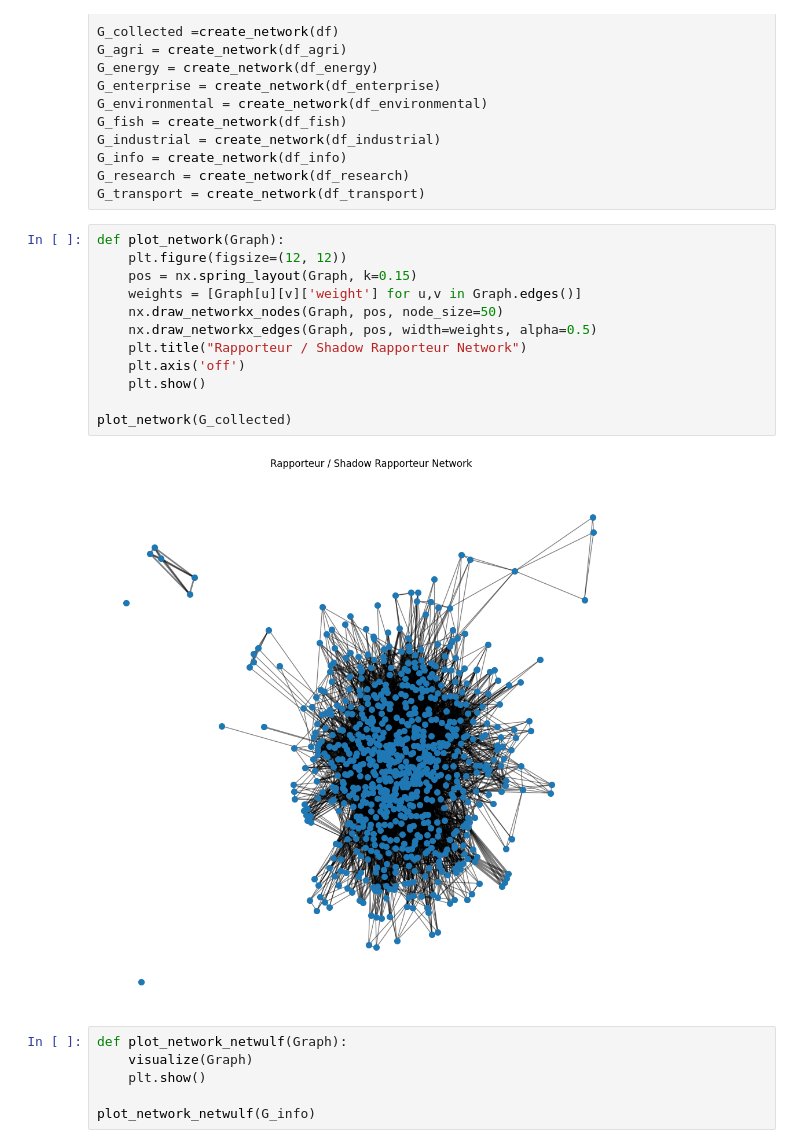
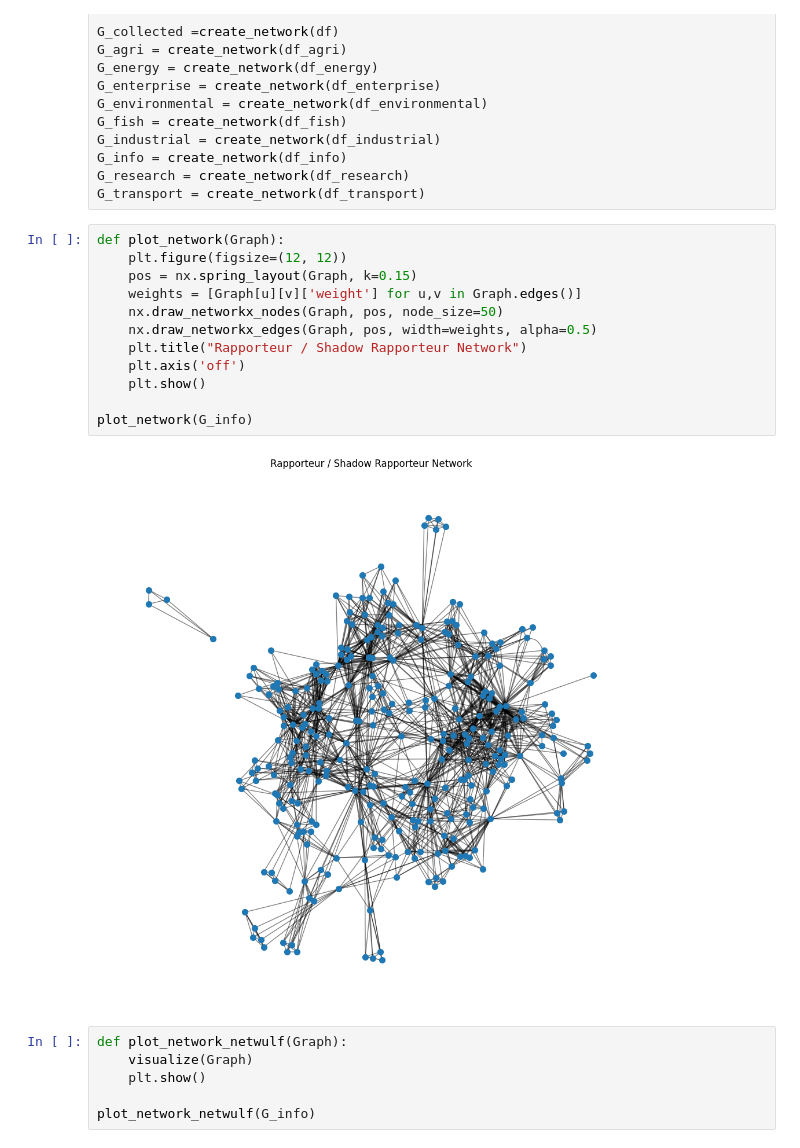
Before and after one commit to CarolineMortensen/Group_project_CSS, a Jupyter notebook: ProjectA.ipynb, the cells around one changed output. Saved outputs shown, nothing was run; the diff lists cells and outputs as text.

Commit message:
fixed some of the plotting functions

```diff
--- a/ProjectA.ipynb
+++ b/ProjectA.ipynb
@@ -122,17 +122,17 @@ G_transport = create_network(df_transport)
 # %%
 def plot_network(Graph):
     plt.figure(figsize=(12, 12))
     pos = nx.spring_layout(Graph, k=0.15)
     weights = [Graph[u][v]['weight'] for u,v in Graph.edges()]
     nx.draw_networkx_nodes(Graph, pos, node_size=50)
     nx.draw_networkx_edges(Graph, pos, width=weights, alpha=0.5)
     plt.title("Rapporteur / Shadow Rapporteur Network")
     plt.axis('off')
     plt.show()
 
-plot_network(G_collected)
+plot_network(G_info)
 # %% [output]
-[figure, old version]
+[figure, new version]
 # %%
 def plot_network_netwulf(Graph):
     visualize(Graph)
```
Also changed, not shown: parts of 6 cells of this notebook.
